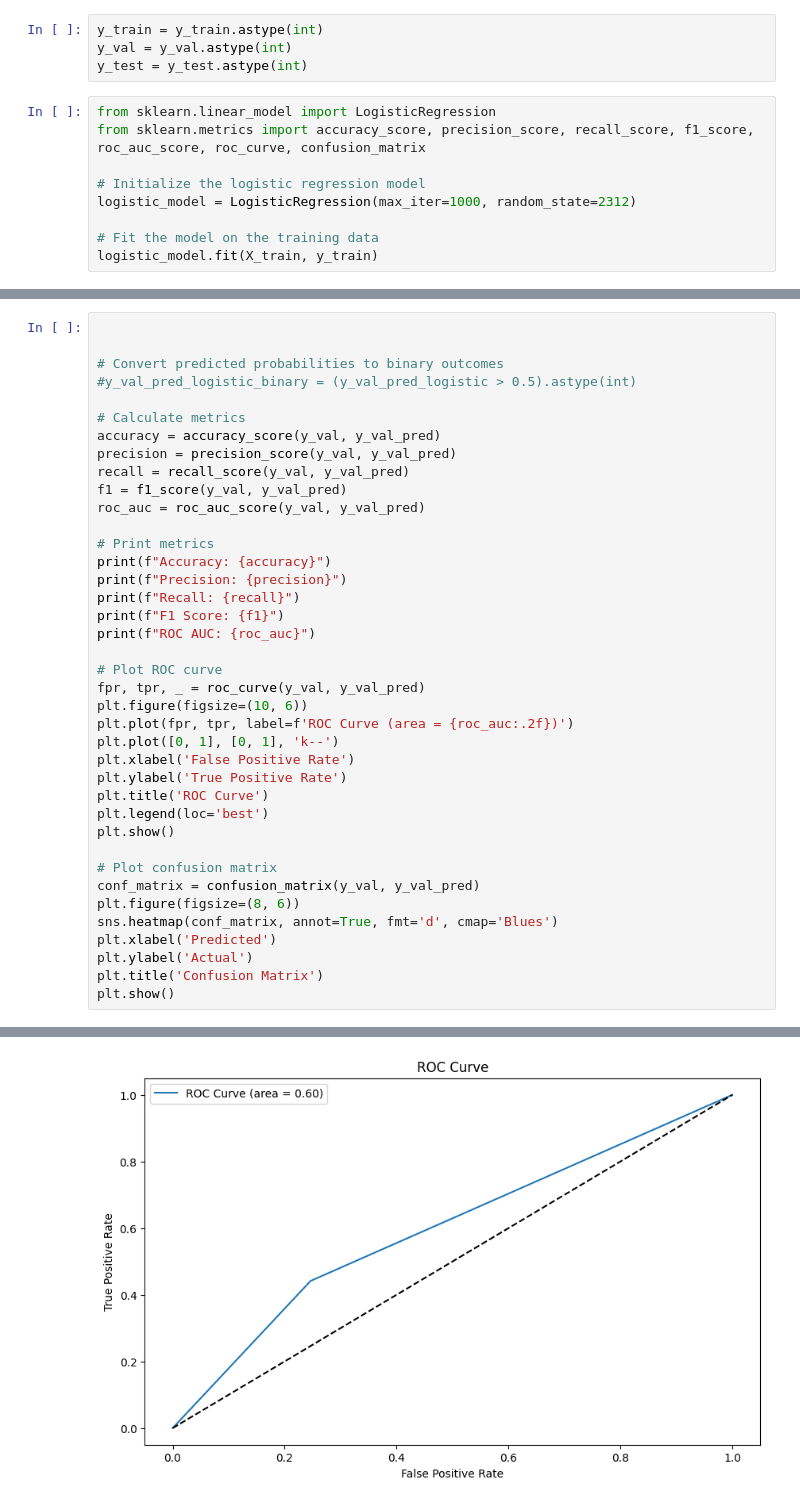
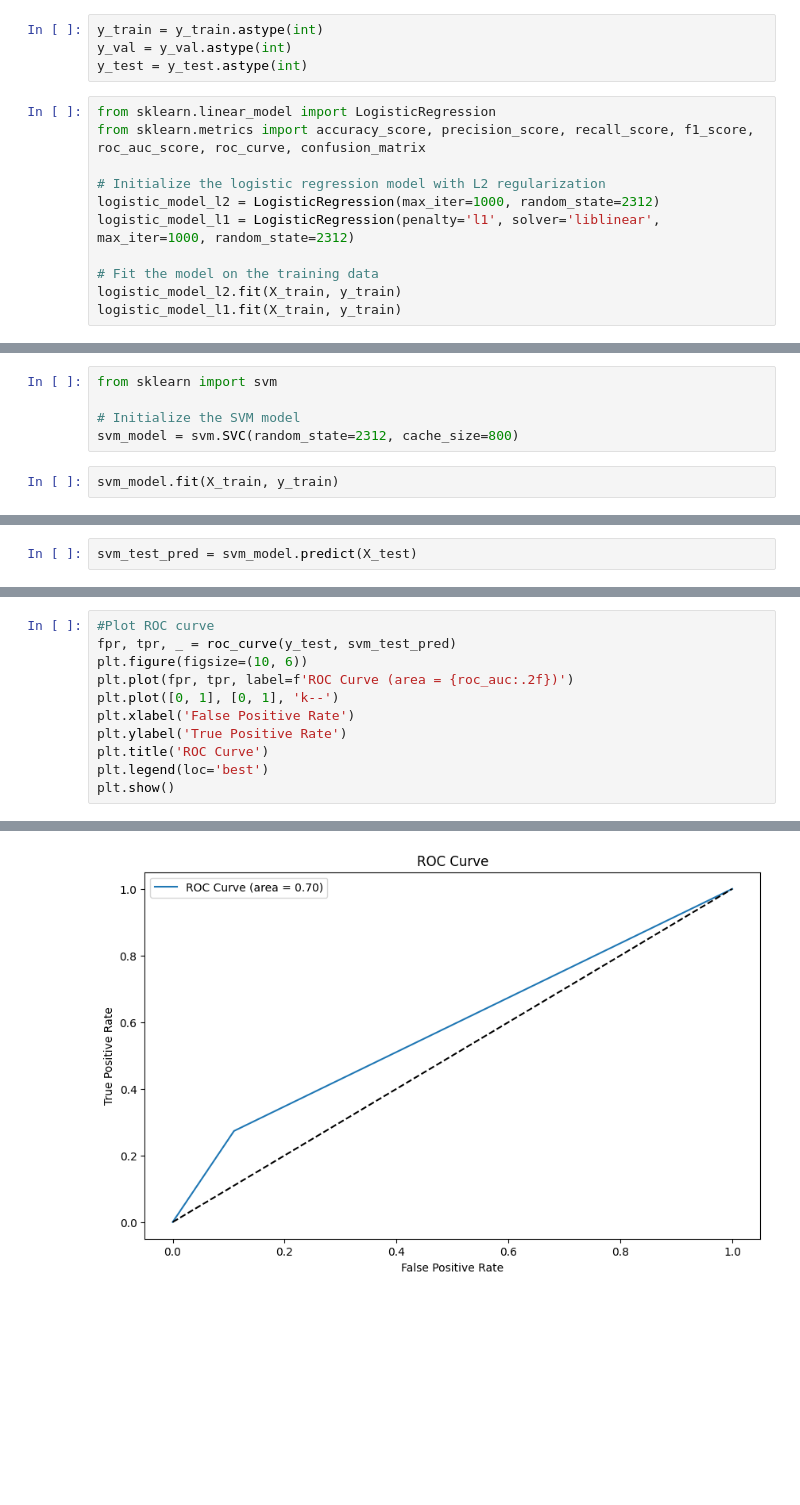
Before and after one commit to BigBabik/Shotpred, a Jupyter notebook: notebooks/dataworks.ipynb, the cells around one changed output, grey strips where cells are left out. Drawn from its saved outputs; the diff is of its cells as text; blank space fills up the shorter version.

Commit message:
with yoav models working, without grid search yet

```diff
--- a/notebooks/dataworks.ipynb
+++ b/notebooks/dataworks.ipynb
@@ -356,9 +356,11 @@ y_test = y_test.astype(int)
 from sklearn.linear_model import LogisticRegression
 from sklearn.metrics import accuracy_score, precision_score, recall_score, f1_score, roc_auc_score, roc_curve, confusion_matrix
 
-# Initialize the logistic regression model
-logistic_model = LogisticRegression(max_iter=1000, random_state=2312)
+# Initialize the logistic regression model with L2 regularization
+logistic_model_l2 = LogisticRegression(max_iter=1000, random_state=2312)
+logistic_model_l1 = LogisticRegression(penalty='l1', solver='liblinear', max_iter=1000, random_state=2312)
 
 # Fit the model on the training data
-logistic_model.fit(X_train, y_train)
+logistic_model_l2.fit(X_train, y_train)
+logistic_model_l1.fit(X_train, y_train)
 # %% [output]
@@ -365,0 +481,7 @@ LogisticRegression(max_iter=1000, random_state=2312)
+# %%
+from sklearn import svm
+
+# Initialize the SVM model
+svm_model = svm.SVC(random_state=2312, cache_size=800)
+# %%
+svm_model.fit(X_train, y_train)
@@ -371,0 +544,2 @@ y_val_pred = logistic_model.predict(X_val)
+# %%
+svm_test_pred = svm_model.predict(X_test)
@@ -384,25 +644,6 @@ accuracy_score(y_val, y_val_pred)
 # %%
-
-
-# Convert predicted probabilities to binary outcomes
-#y_val_pred_logistic_binary = (y_val_pred_logistic > 0.5).astype(int)
-
-# Calculate metrics
-accuracy = accuracy_score(y_val, y_val_pred)
-precision = precision_score(y_val, y_val_pred)
-recall = recall_score(y_val, y_val_pred)
-f1 = f1_score(y_val, y_val_pred)
-roc_auc = roc_auc_score(y_val, y_val_pred)
-
-# Print metrics
-print(f"Accuracy: {accuracy}")
-print(f"Precision: {precision}")
-print(f"Recall: {recall}")
-print(f"F1 Score: {f1}")
-print(f"ROC AUC: {roc_auc}")
-
-# Plot ROC curve
-fpr, tpr, _ = roc_curve(y_val, y_val_pred)
+#Plot ROC curve
+fpr, tpr, _ = roc_curve(y_test, svm_test_pred)
 plt.figure(figsize=(10, 6))
 plt.plot(fpr, tpr, label=f'ROC Curve (area = {roc_auc:.2f})')
 plt.plot([0, 1], [0, 1], 'k--')
@@ -411,13 +652,4 @@ plt.ylabel('True Positive Rate')
 plt.title('ROC Curve')
 plt.legend(loc='best')
 plt.show()
-
-# Plot confusion matrix
-conf_matrix = confusion_matrix(y_val, y_val_pred)
-plt.figure(figsize=(8, 6))
-sns.heatmap(conf_matrix, annot=True, fmt='d', cmap='Blues')
-plt.xlabel('Predicted')
-plt.ylabel('Actual')
-plt.title('Confusion Matrix')
-plt.show()
 # %% [output]
@@ -429 +656 @@ ROC AUC: 0.5976151398737444
-[figure, old version]
+[figure, new version]
```
Also changed, not shown: parts of 38 cells of this notebook, 1 other file.
